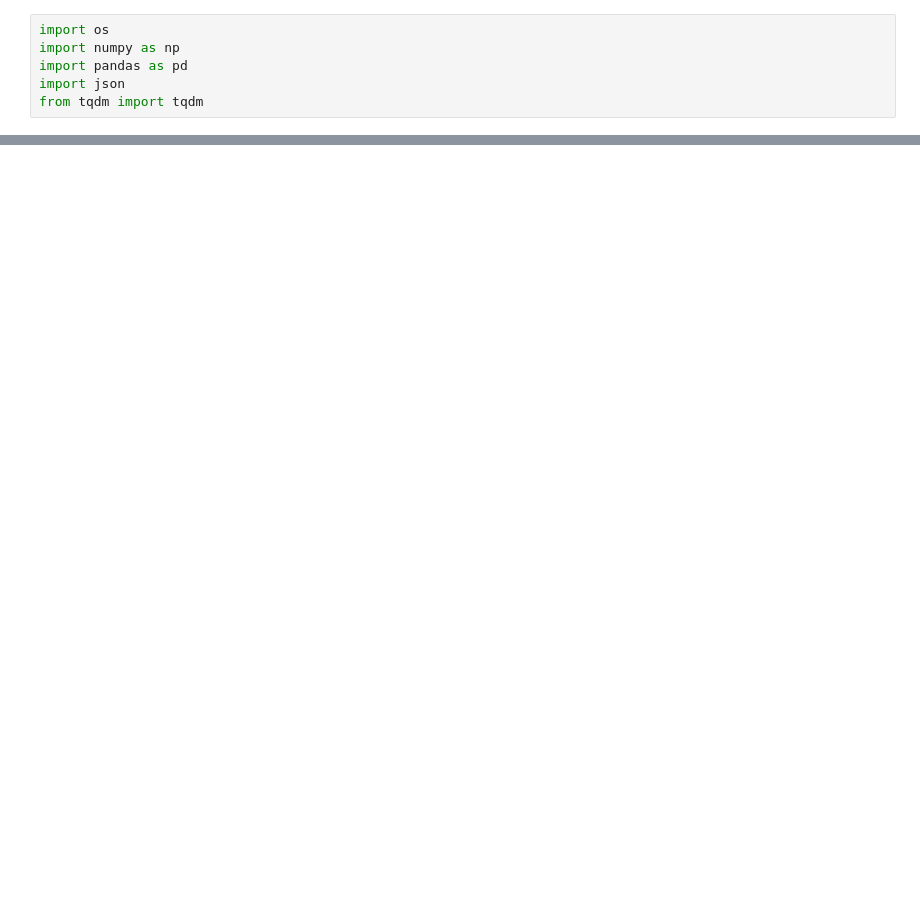
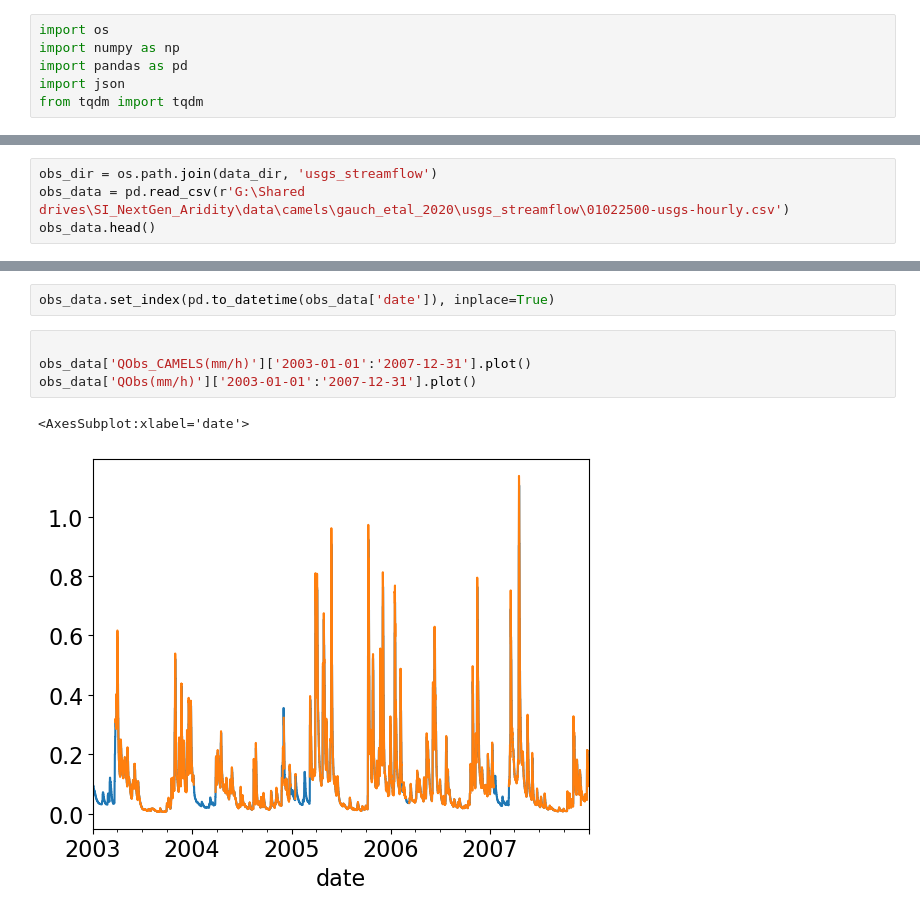
Before and after one commit to NWC-CUAHSI-Summer-Institute/calibrate-cfe, a Jupyter notebook: 1-2-check_nan_in_data.ipynb, the cells around one changed output, grey strips where cells are left out. Cells and saved outputs as stored; diff of their text form; blank space fills up the shorter version.

```diff
--- a/1-2-check_nan_in_data.ipynb
+++ b/1-2-check_nan_in_data.ipynb
@@ -100,0 +129,4 @@ process_data(data_dir, obs_dir, forcing_path, time_split_file, output_dir)
+# %%
+obs_dir = os.path.join(data_dir, 'usgs_streamflow')
+obs_data = pd.read_csv(r'G:\Shared drives\SI_NextGen_Aridity\data\camels\gauch_etal_2020\usgs_streamflow\01022500-usgs-hourly.csv')
+obs_data.head()
@@ -100,0 +140,9 @@ process_data(data_dir, obs_dir, forcing_path, time_split_file, output_dir)
+# %%
+obs_data.set_index(pd.to_datetime(obs_data['date']), inplace=True)
+# %%
+
+obs_data['QObs_CAMELS(mm/h)']['2003-01-01':'2007-12-31'].plot()
+obs_data['QObs(mm/h)']['2003-01-01':'2007-12-31'].plot()
+# %% [output]
+<AxesSubplot:xlabel='date'>
+[figure, added]
```
Also changed, not shown: parts of 14 cells of this notebook.
